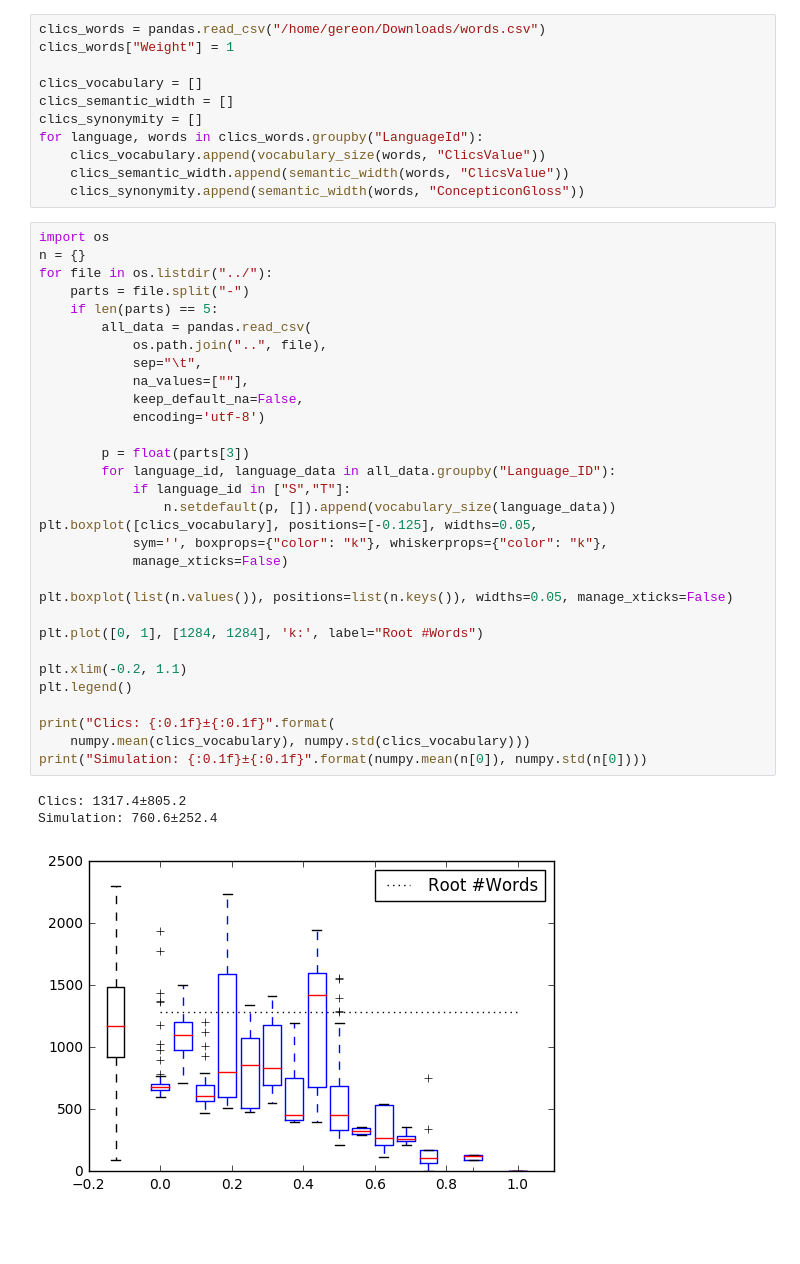
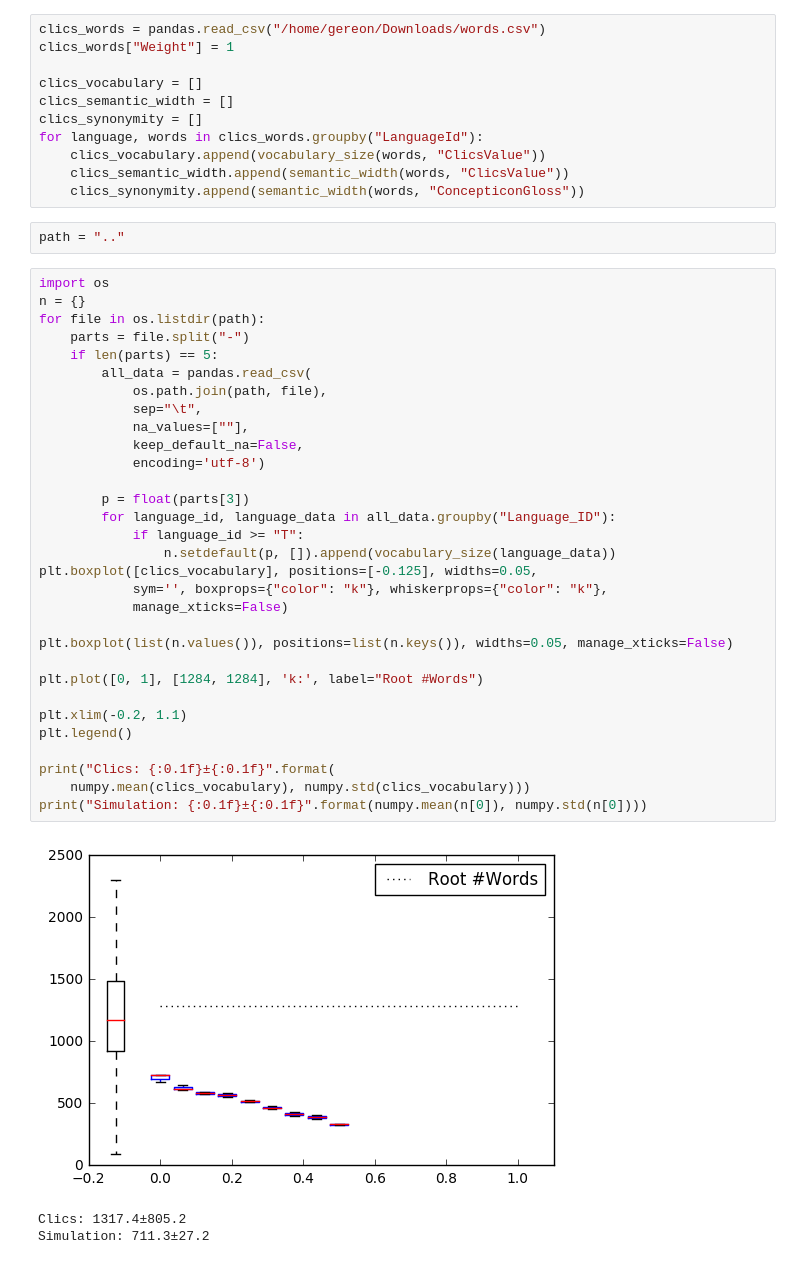
Before and after one commit to Anaphory/simuling, a Jupyter notebook: evaluation/PlotBasicStats.ipynb, the cells around one changed output. Saved outputs shown, nothing was run; the diff lists cells and outputs as text; blank space fills up the shorter version.

```diff
--- a/evaluation/PlotBasicStats.ipynb
+++ b/evaluation/PlotBasicStats.ipynb
@@ -41,41 +41,43 @@ for language, words in clics_words.groupby("LanguageId"):
     clics_vocabulary.append(vocabulary_size(words, "ClicsValue"))
     clics_semantic_width.append(semantic_width(words, "ClicsValue"))
     clics_synonymity.append(semantic_width(words, "ConcepticonGloss"))
+# %%
+path = ".."
 # %%
 import os
 n = {}
-for file in os.listdir("../"):
+for file in os.listdir(path):
     parts = file.split("-")
     if len(parts) == 5:
         all_data = pandas.read_csv(
-            os.path.join("..", file),
+            os.path.join(path, file),
             sep="\t",
             na_values=[""],
             keep_default_na=False,
             encoding='utf-8')
 
         p = float(parts[3])
         for language_id, language_data in all_data.groupby("Language_ID"):
-            if language_id in ["S","T"]:
+            if language_id >= "T":
                 n.setdefault(p, []).append(vocabulary_size(language_data))
 plt.boxplot([clics_vocabulary], positions=[-0.125], widths=0.05,
             sym='', boxprops={"color": "k"}, whiskerprops={"color": "k"},
             manage_xticks=False)
 
 plt.boxplot(list(n.values()), positions=list(n.keys()), widths=0.05, manage_xticks=False)
 
 plt.plot([0, 1], [1284, 1284], 'k:', label="Root #Words")
 
 plt.xlim(-0.2, 1.1)
 plt.legend()
 
 print("Clics: {:0.1f}±{:0.1f}".format(
     numpy.mean(clics_vocabulary), numpy.std(clics_vocabulary)))
 print("Simulation: {:0.1f}±{:0.1f}".format(numpy.mean(n[0]), numpy.std(n[0])))
 # %% [output]
+[figure, new version]
 Clics: 1317.4±805.2
-Simulation: 760.6±252.4
+Simulation: 711.3±27.2
-[figure, old version]
 # %%
 import os
 n = {}
```
Also changed, not shown: parts of 2 cells of this notebook, 4 other files.
